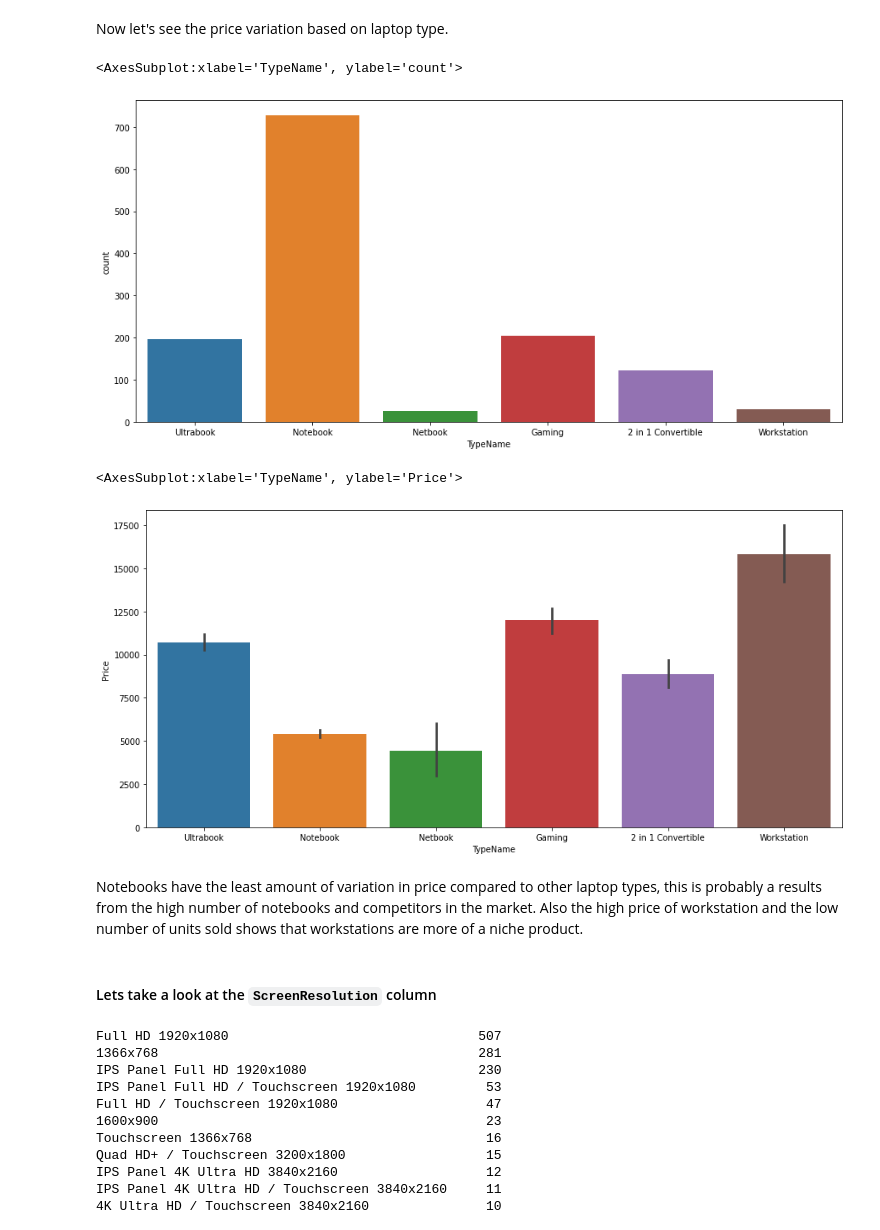
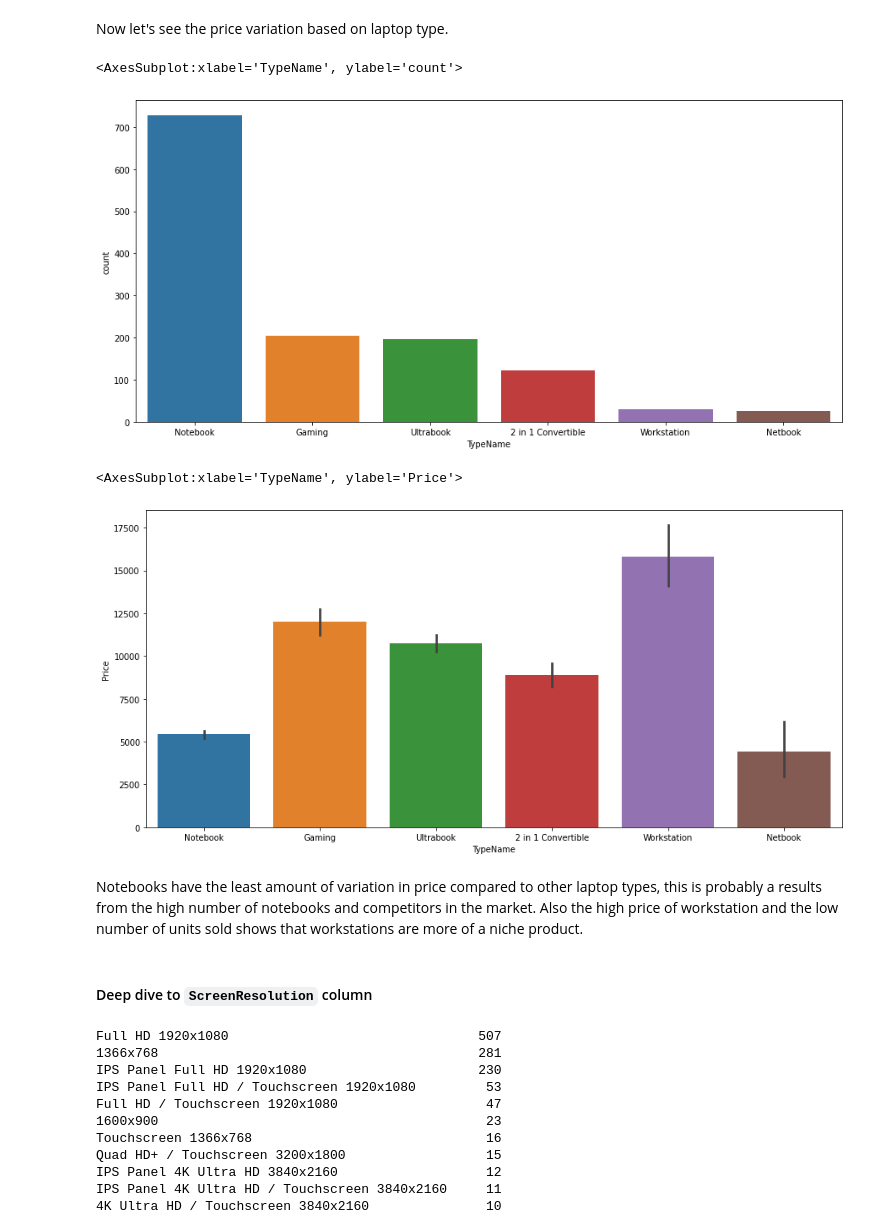
Before and after one commit to AmineMahdioui/Laptop_Price_predection, a Jupyter notebook: LPP.ipynb, the cells around one changed output. Cells and saved outputs as stored; diff of their text form; code cells hidden in the pictures.

```diff
--- a/LPP.ipynb
+++ b/LPP.ipynb
@@ -191,21 +191,21 @@ We observe that Razor product have the most variation in price; peaking at 42244
 Now let's see the price variation based on laptop type.
 # %%
 plt.figure(figsize=(15,7))
-sn.countplot(x=df['TypeName'])
+sn.countplot(x=df['TypeName'],order=df['TypeName'].value_counts().index)
 # %% [output]
 <AxesSubplot:xlabel='TypeName', ylabel='count'>
-[figure, old version]
+[figure, new version]
 # %%
 plt.figure(figsize=(15,7))
-sn.barplot(x = 'TypeName',y= 'Price',data=df)
+sn.barplot(x = 'TypeName',y= 'Price',data=df,order=df['TypeName'].value_counts().index)
 # %% [output]
 <AxesSubplot:xlabel='TypeName', ylabel='Price'>
-[figure, old version]
+[figure, new version]
 # %% [markdown]
 Notebooks have the least amount of variation in price compared to other laptop types, this is probably a results from the high number of notebooks and competitors in the market.
 Also the high price of workstation and the low number of units sold shows that workstations are more of a niche product.
-# %% [markdown]
-#### Lets take a look at the `ScreenResolution` column
+# %% [markdown]
+#### Deep dive to `ScreenResolution` column
 # %%
 df['ScreenResolution'].value_counts()
 # %% [output]
```
Also changed, not shown: parts of 25 cells of this notebook.
